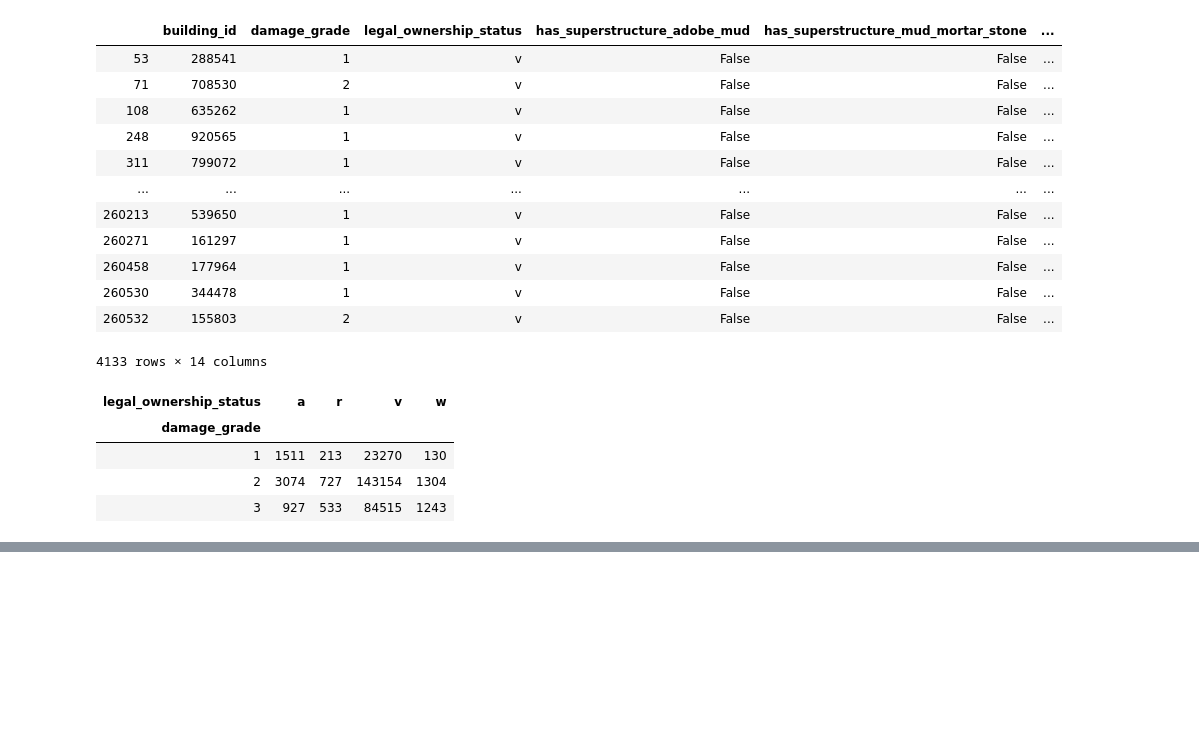
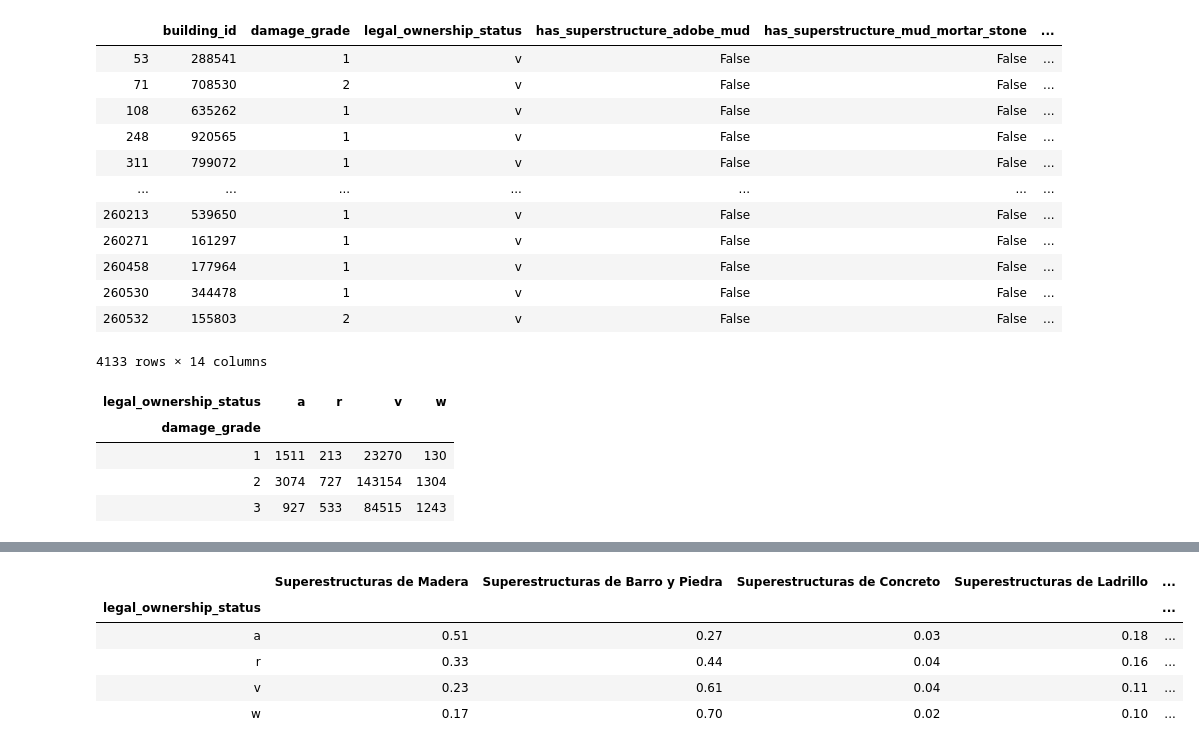
Before and after one commit to FranciscoGauna/TP-Datos-2021, a Jupyter notebook: Francisco.ipynb, the cells around one changed output, grey strips where cells are left out. Saved outputs shown, nothing was run; the diff lists cells and outputs as text; code cells hidden in the pictures; blank space fills up the shorter version.

```diff
--- a/Francisco.ipynb
+++ b/Francisco.ipynb
@@ -310,0 +315,32 @@ fig.show()
+# %%
+superestructura_madera = legal_structure_prop["has_superstructure_timber"].add(
+                         legal_structure_prop["has_superstructure_bamboo"])
+superestructura_madera = superestructura_madera.rename("Superestructuras de Madera")
+superestructura_piedra_barro = legal_structure_prop["has_superstructure_adobe_mud"].add(
+                               legal_structure_prop["has_superstructure_mud_mortar_stone"]).add(
+                               legal_structure_prop["has_superstructure_stone_flag"])
+superestructura_piedra_barro = superestructura_piedra_barro.rename("Superestructuras de Barro y Piedra")
+superestructura_concretos = legal_structure_prop["has_superstructure_rc_non_engineered"].add(
+                            legal_structure_prop["has_superstructure_rc_engineered"])
+superestructura_concretos = superestructura_concretos.rename("Superestructuras de Concreto")
+superestructura_ladrillo = legal_structure_prop["has_superstructure_cement_mortar_stone"].add(
+                           legal_structure_prop["has_superstructure_mud_mortar_brick"]).add(
+                           legal_structure_prop["has_superstructure_cement_mortar_brick"])
+superestructura_ladrillo = superestructura_ladrillo.rename("Superestructuras de Ladrillo")
+superestructura_otros = legal_structure_prop["has_superstructure_other"]
+superestructura_otros = superestructura_otros.rename("Otras Superestructuras")
+legal_structure_comp = pd.concat([
+    superestructura_madera,
+    superestructura_piedra_barro,
+    superestructura_concretos,
+    superestructura_ladrillo,
+    superestructura_otros
+], axis=1)
+legal_structure_comp.head()
+# %% [output]
+|  | Superestructuras de Madera | Superestructuras de Barro y Piedra | Superestructuras de Concreto | Superestructuras de Ladrillo | ... |
+| legal_ownership_status |  |  |  |  | ... |
+| a | 0.51 | 0.27 | 0.03 | 0.18 | ... |
+| r | 0.33 | 0.44 | 0.04 | 0.16 | ... |
+| v | 0.23 | 0.61 | 0.04 | 0.11 | ... |
+| w | 0.17 | 0.70 | 0.02 | 0.10 | ... |
```
Also changed, not shown: parts of 6 cells of this notebook.
